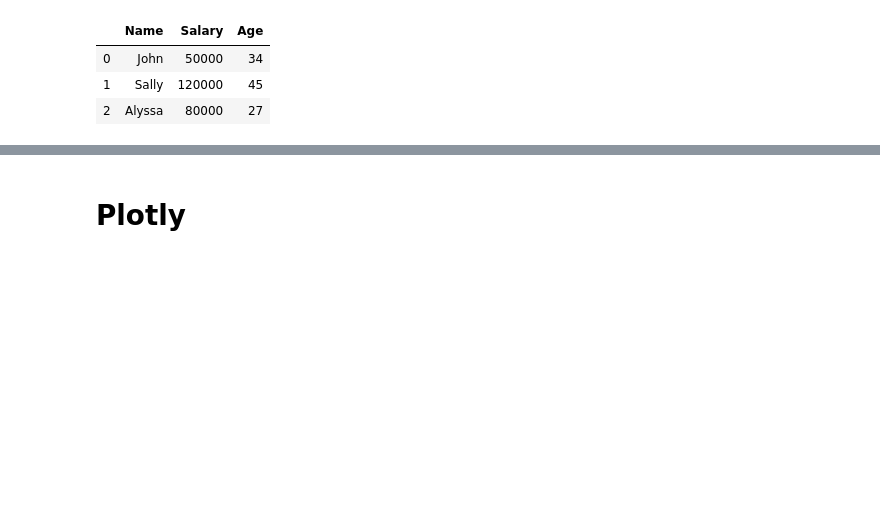
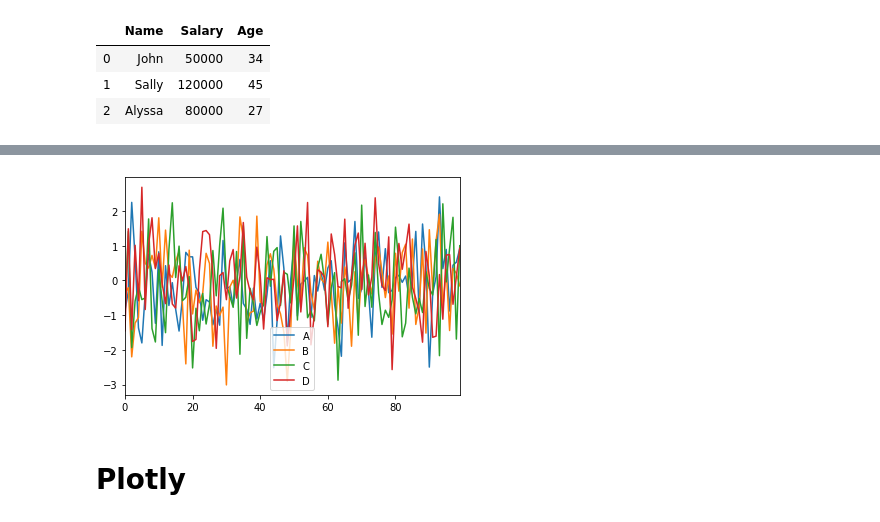
Before and after one commit to paiboon15721/clusterkit-dash-training, a Jupyter notebook: notebook/Plotly & Dash Overview.ipynb, the cells around one changed output, grey strips where cells are left out. Cells and saved outputs as stored; diff of their text form; code cells hidden in the pictures; blank space fills up the shorter version.

```diff
--- a/notebook/Plotly & Dash Overview.ipynb
+++ b/notebook/Plotly & Dash Overview.ipynb
@@ -425,0 +557,4 @@ df
+# %%
+mat = np.random.randn(100, 4)
+df = pd.DataFrame(mat, columns=['A', 'B', 'C', 'D'])
+df
@@ -426,3 +575,8 @@ df
+# %%
+df.plot()
+plt.show()
+# %% [output]
+[figure, added]
 # %% [markdown]
 # Plotly
 # %% [markdown]
```
Also changed, not shown: parts of 57 cells of this notebook, 2 other files.
